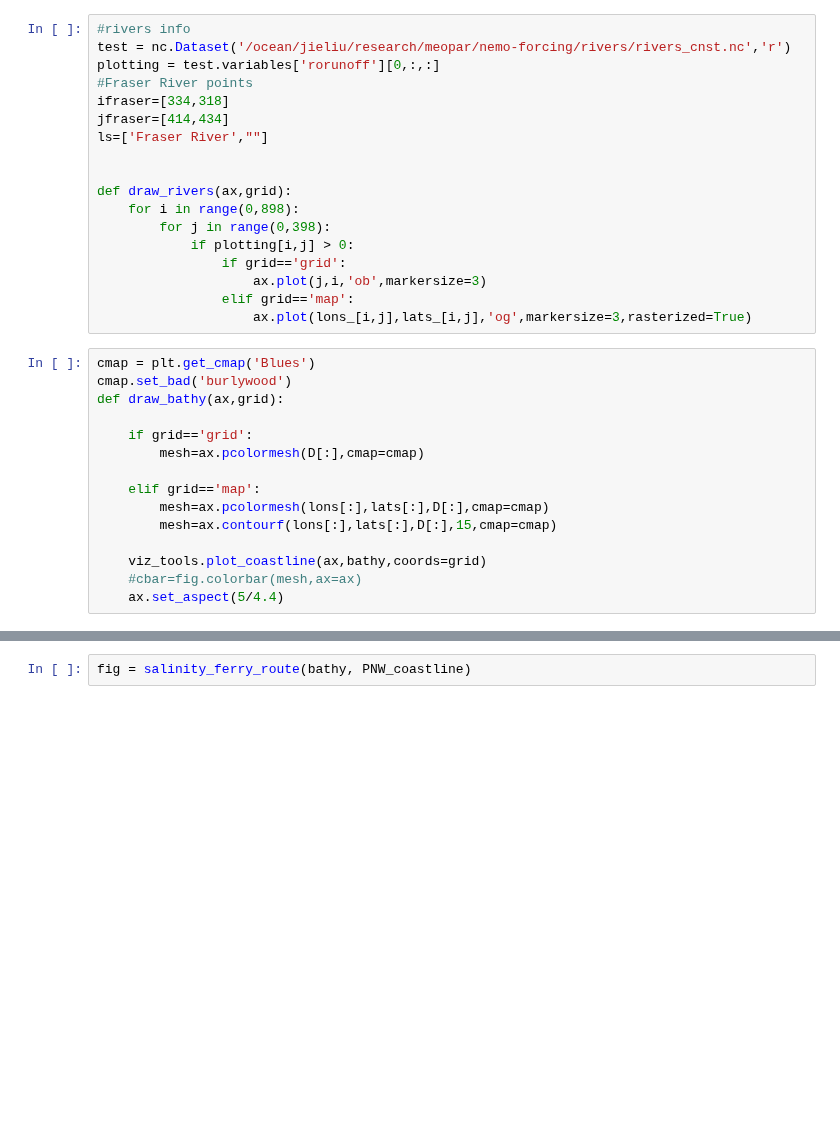
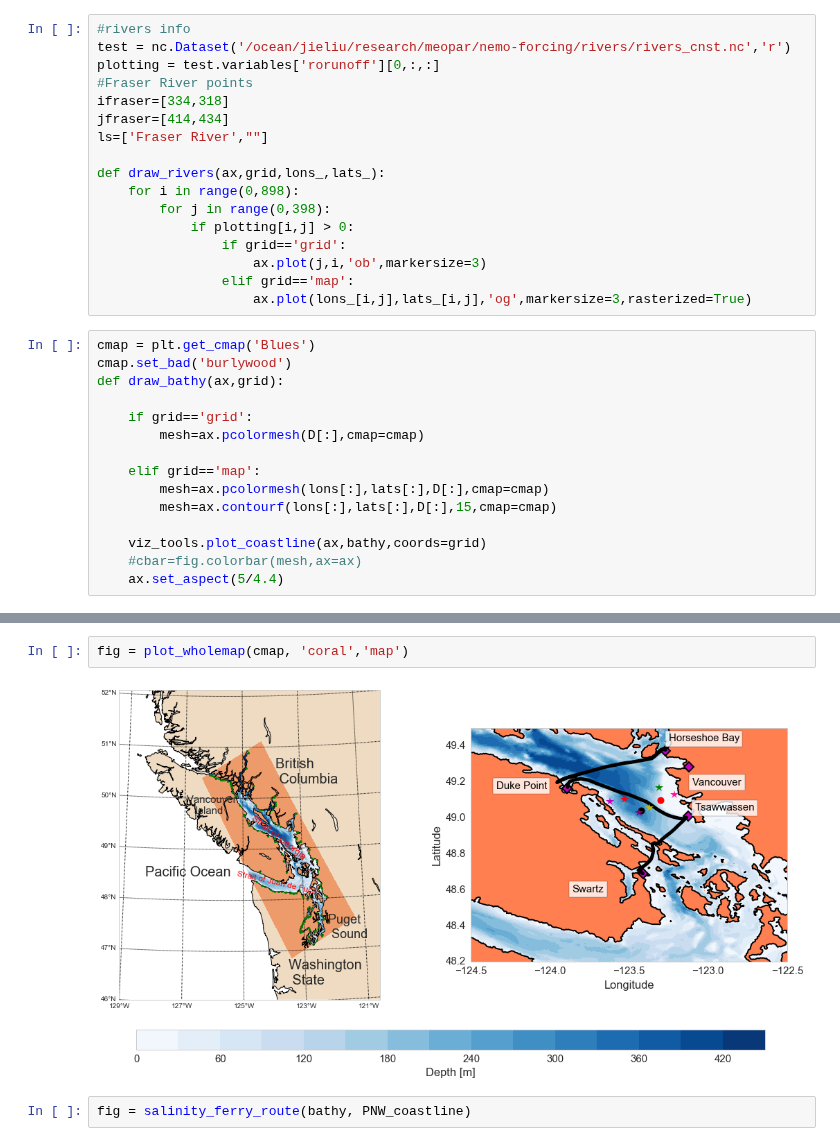
Before and after one commit to SalishSeaCast/analysis-jie, a Jupyter notebook: jie/salinity_comparison/PlotThreeFerryRoutes.ipynb, the cells around one changed output, grey strips where cells are left out. Cells and saved outputs as stored; diff of their text form; blank space fills up the shorter version.

```diff
--- a/jie/salinity_comparison/PlotThreeFerryRoutes.ipynb
+++ b/jie/salinity_comparison/PlotThreeFerryRoutes.ipynb
@@ -68,8 +53,7 @@ ifraser=[334,318]
 jfraser=[414,434]
 ls=['Fraser River',""]
 
-
-def draw_rivers(ax,grid):
+def draw_rivers(ax,grid,lons_,lats_):
     for i in range(0,898):
         for j in range(0,398):
             if plotting[i,j] > 0:
@@ -311,3 +186,7 @@ fig = salinity_ferry_route(bathy, PNW_coastline)
+# %%
+fig = plot_wholemap(cmap, 'coral','map')
+# %% [output]
+[figure, added]
 # %%
 fig = salinity_ferry_route(bathy, PNW_coastline)
 # %% [output]
```
Also changed, not shown: parts of 9 cells of this notebook.
